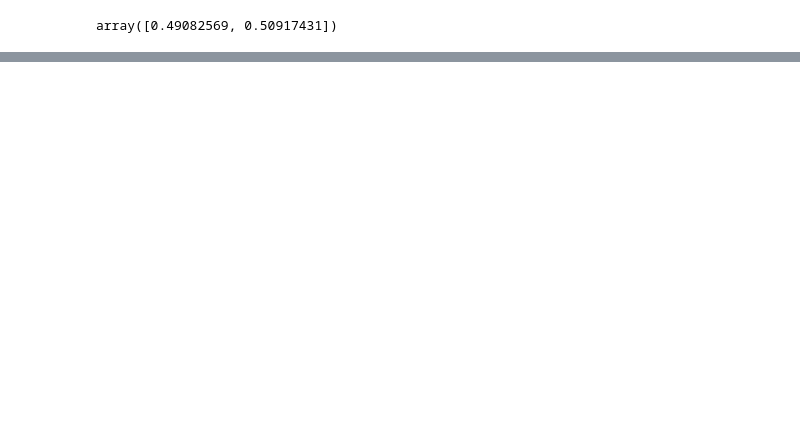
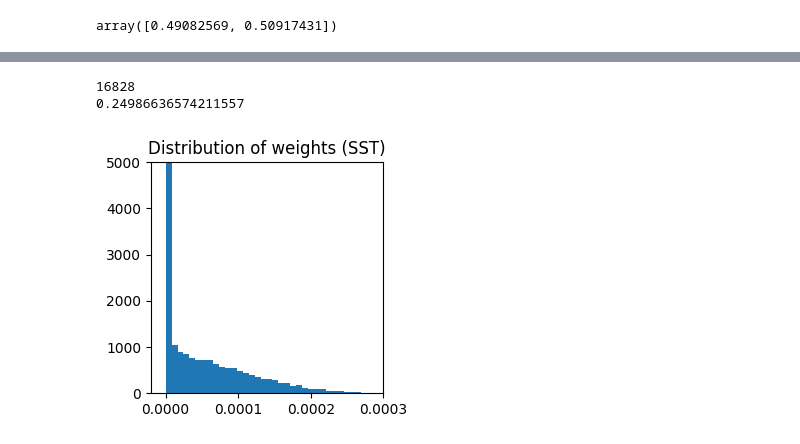
Before and after one commit to mnasser3/ConvexOptimDataSet, a Jupyter notebook: optim/cov_mean.ipynb, the cells around one changed output, grey strips where cells are left out. Cells and saved outputs as stored; diff of their text form; code cells hidden in the pictures; blank space fills up the shorter version.

```diff
--- a/optim/cov_mean.ipynb
+++ b/optim/cov_mean.ipynb
@@ -10,6 +11,7 @@ X_train_full = np.load('X_train.npy')
 X_val_full = np.load('X_val.npy')
 Y_train_full = np.load('Y_train.npy')
 Y_val_full = np.load('Y_val.npy')
+s_full = np.load('str.npy')
 # %%
 print(X_train_full.shape, X_val_full.shape)
 print(Y_train_full.shape, Y_val_full.shape)
@@ -28,8 +138,10 @@ X_train = X_train_full[:size]
 Y_train = Y_train_full[:size]
 X_val = X_val_full[:size]
 Y_val = Y_val_full[:size]
+s = s_full[:size]
 print(X_train.shape, X_val.shape)
 print(Y_train.shape, Y_val.shape)
+print(s.shape)
 
 n = X_train.shape[0]
 XV_mean = np.mean(X_val, axis=0)
@@ -138,0 +171,16 @@ def fista(X, mu, Sigma, s, alpha, beta_cov, tau, labels, p_c, delta, step=10, ma
+# %%
+import time
+s_obj = s/np.linalg.norm(s)
+beta = 3
+lambd = 0.1
+alpha = 0.63
+delta = 0.1
+start_time = time.time()
+w_estimated = fista(X_train, target_mu, target_S, s_obj, alpha, beta, lambd, Y_train, labels_frac, delta)
+end_time = time.time()
+
+print(f"Execution time: {end_time - start_time} seconds")
+print(sum(w_estimated))
+print(min(w_estimated))
+print(max(w_estimated))
+f(w_estimated, X_train, X_train-target_mu, target_mu, beta, target_S, alpha, lambd, s_obj)
@@ -138,0 +261,16 @@ def fista(X, mu, Sigma, s, alpha, beta_cov, tau, labels, p_c, delta, step=10, ma
+# %%
+print(np.count_nonzero(w_estimated))
+print(np.count_nonzero(w_estimated) / len(w_estimated))
+# %% [output]
+16828
+0.24986636574211557
+# %%
+import matplotlib.pyplot as plt
+plt.figure(figsize=(3, 3))  # Set smaller width
+plt.hist(w_estimated, bins=50)
+plt.title("Distribution of weights (SST)")
+plt.ylim(top=5000)
+plt.xlim(right=3e-4)
+plt.show()
+# %% [output]
+[figure, added]
```
Also changed, not shown: parts of 17 cells of this notebook, 3 other files.
